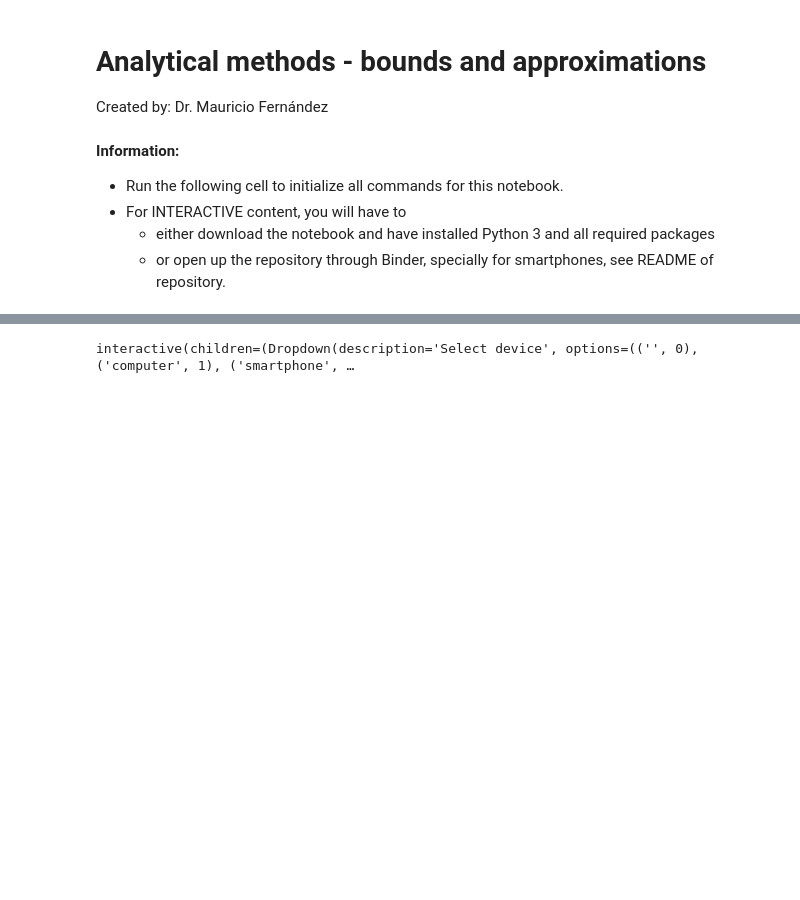
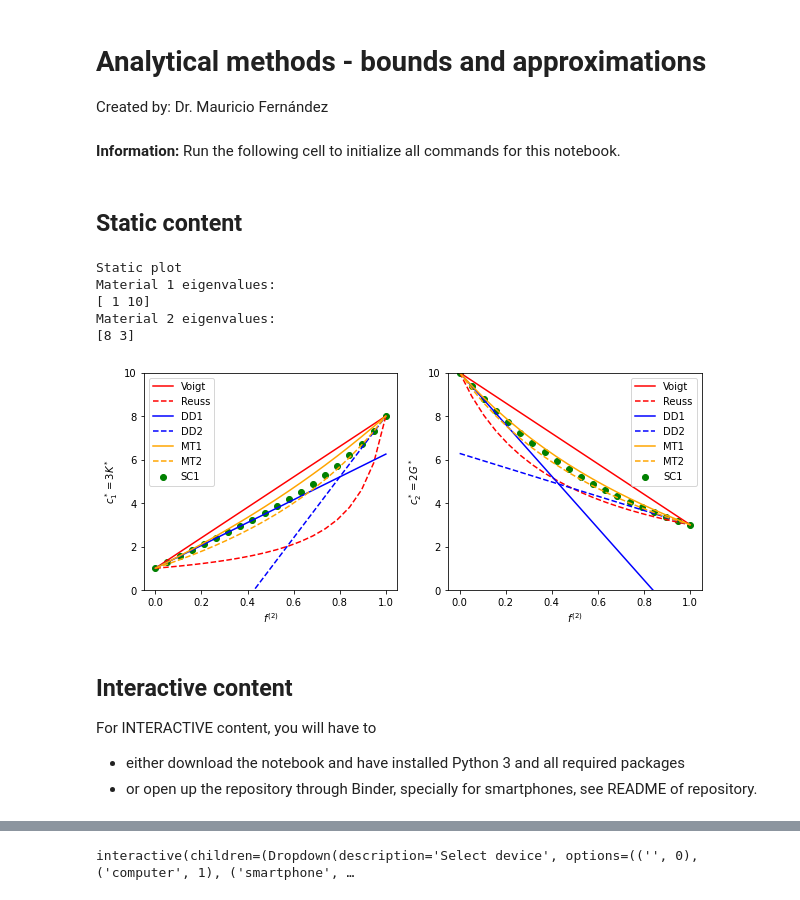
Before and after one commit to mauricio-fernandez-l/test, a Jupyter notebook: 02_Chapter/01_Analytical_methods.ipynb, the cells around one changed output, grey strips where cells are left out. Cells and saved outputs as stored; diff of their text form; code cells hidden in the pictures; blank space fills up the shorter version.

```diff
--- a/02_Chapter/01_Analytical_methods.ipynb
+++ b/02_Chapter/01_Analytical_methods.ipynb
@@ -2,3 +2,6 @@
 # Analytical methods - bounds and approximations
 
 Created by: Dr. Mauricio Fernández
+# %% [markdown]
+**Information:**
+Run the following cell to initialize all commands for this notebook.
@@ -5,6 +10,17 @@ Created by: Dr. Mauricio Fernández
+# %% [markdown]
+## Static content
+# %%
+show_static_plot()
+# %% [output]
+Static plot
+Material 1 eigenvalues:
+[ 1 10]
+Material 2 eigenvalues:
+[8 3]
+[figure, added]
 # %% [markdown]
-**Information:**
-* Run the following cell to initialize all commands for this notebook.
-* For INTERACTIVE content, you will have to
-    * either download the notebook and have installed Python 3 and all required packages
-    * or open up the repository through Binder, specially for smartphones, see README of repository.
+## Interactive content
+
+For INTERACTIVE content, you will have to
+* either download the notebook and have installed Python 3 and all required packages
+* or open up the repository through Binder, specially for smartphones, see README of repository.
```
Also changed, not shown: parts of 2 cells of this notebook, 1 other file.
